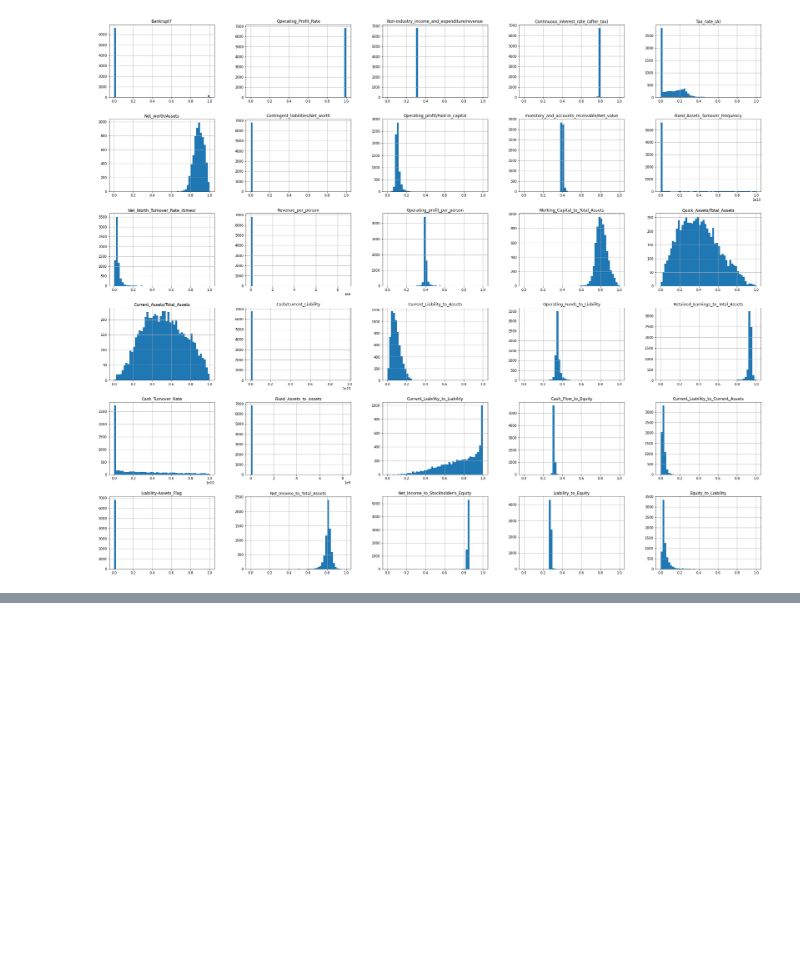
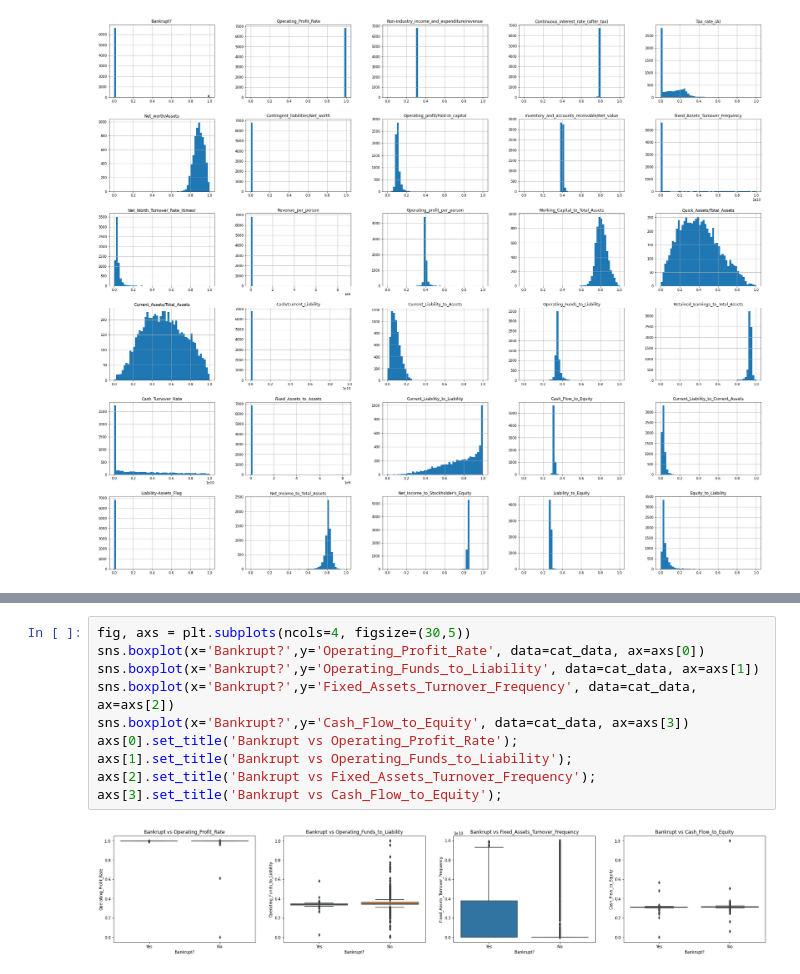
Before and after one commit to Sperodvd/Predicting-Company-bankruptcy-based-on-Financial-and-Economic-ratios, a Jupyter notebook: Final documents/2. Exploratory Data Analysis.ipynb, the cells around one changed output, grey strips where cells are left out. Drawn from its saved outputs; the diff is of its cells as text; blank space fills up the shorter version.

```diff
--- a/Final documents/2. Exploratory Data Analysis.ipynb
+++ b/Final documents/2. Exploratory Data Analysis.ipynb
@@ -157,0 +209,12 @@ Text(0.5, 1.0, 'Bankrupt vs Equity to Liability')
+# %%
+fig, axs = plt.subplots(ncols=4, figsize=(30,5))
+sns.boxplot(x='Bankrupt?',y='Operating_Profit_Rate', data=cat_data, ax=axs[0])
+sns.boxplot(x='Bankrupt?',y='Operating_Funds_to_Liability', data=cat_data, ax=axs[1])
+sns.boxplot(x='Bankrupt?',y='Fixed_Assets_Turnover_Frequency', data=cat_data, ax=axs[2])
+sns.boxplot(x='Bankrupt?',y='Cash_Flow_to_Equity', data=cat_data, ax=axs[3])
+axs[0].set_title('Bankrupt vs Operating_Profit_Rate');
+axs[1].set_title('Bankrupt vs Operating_Funds_to_Liability');
+axs[2].set_title('Bankrupt vs Fixed_Assets_Turnover_Frequency');
+axs[3].set_title('Bankrupt vs Cash_Flow_to_Equity');
+# %% [output]
+[figure, added]
```
Also changed, not shown: parts of 8 cells of this notebook.
